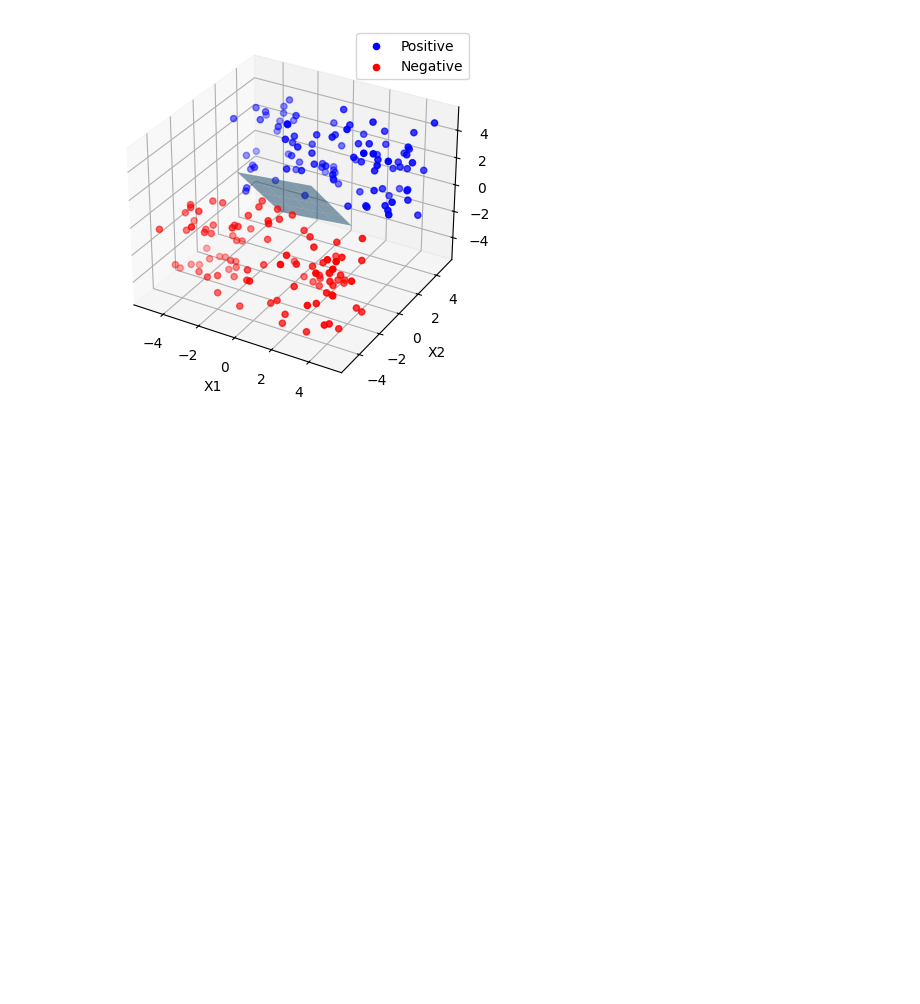
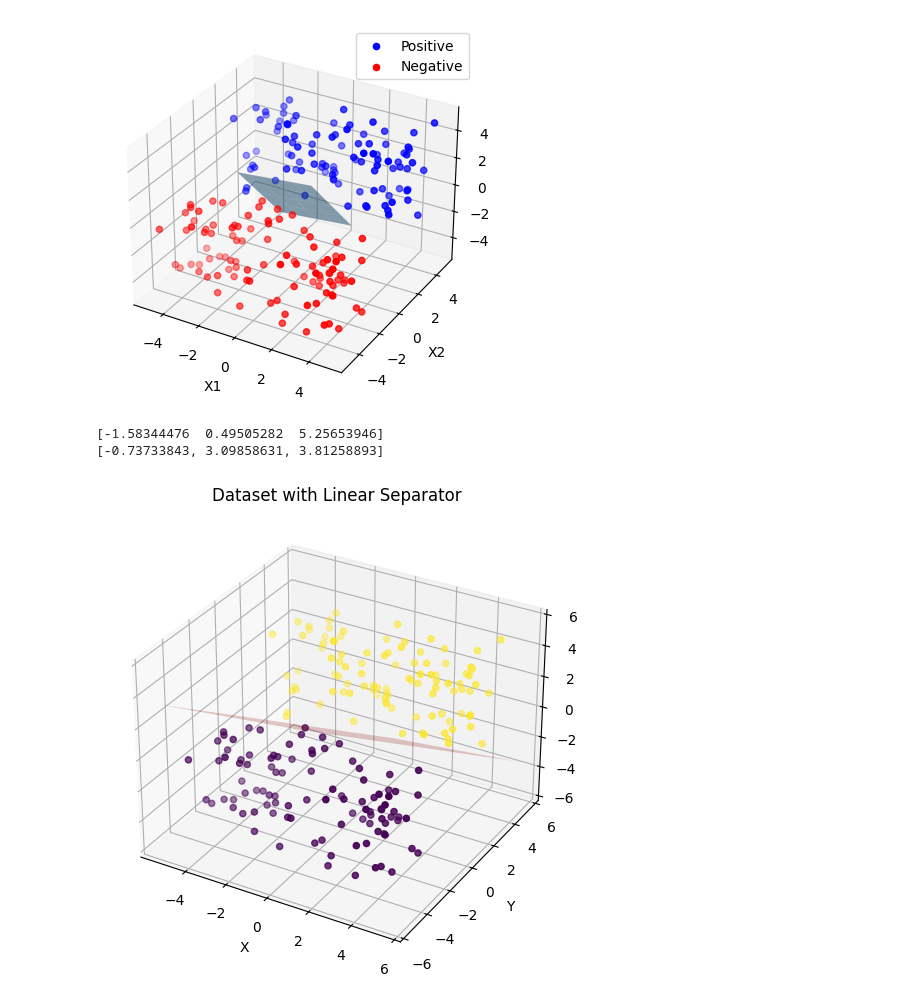
Before and after one commit to DeneshwaraSai/IIT-CS484-ML, a Jupyter notebook: Assignment2/demo.ipynb, the cells around one changed output. Drawn from its saved outputs; the diff is of its cells as text; code cells hidden in the pictures; blank space fills up the shorter version.

```diff
--- a/Assignment2/demo.ipynb
+++ b/Assignment2/demo.ipynb
@@ -279,3 +279,71 @@ if __name__ == "__main__":
 # %% [output]
 [-261.64427201 2762.67262315 1986.32461931]
 [figure]
+# %%
+import pandas as pd
+import numpy as np
+import matplotlib.pyplot as plt
+from sklearn.preprocessing import OrdinalEncoder
+from mpl_toolkits.mplot3d import Axes3D
+
+def my_perceptron(data, max_iterations=1000):
+    w = np.zeros(3)  # Initialize weight vector
+
+    for _ in range(max_iterations):
+        misclassified = 0
+
+        for i in range(len(data)):
+            x = np.array([data.iloc[i, 0], data.iloc[i, 1], data.iloc[i, 2]])
+            y_true = 1 if data.iloc[i, 3] == 'Positive' else -1
+            y_pred = np.dot(w, x)
+
+            if y_true * y_pred <= 0:  # Misclassification
+                misclassified += 1
+                w = w + y_true * x  # Update weights
+
+        if misclassified / len(data) < 0.01:  # Classification threshold met
+            break
+
+    return w
+
+# Load dataset
+data = pd.read_csv("lab02_dataset_1.csv")
+
+classUnique = list(np.asarray(data['Class'].unique()))
+classEncoder = OrdinalEncoder(categories=[list(classUnique)])
+data['Class'] = classEncoder.fit_transform(data[['Class']])
+
+# Apply perceptron algorithm
+weights = my_perceptron(data)
+print(weights)
+weights = [-0.73733843  ,3.09858631  ,3.81258893]
+print(weights)
+
+# Create 3D plot
+fig = plt.figure(figsize=(8, 6))
+ax = fig.add_subplot(111, projection='3d')
+
+# Plot data points with different colors for each class
+ax.scatter(data.iloc[:, 0], data.iloc[:, 1], data.iloc[:, 2], c=data['Class'], cmap='viridis')
+
+# Create a mesh for the linear separator plane
+xlim = ax.get_xlim3d()
+ylim = ax.get_ylim3d()
+zlim = ax.get_zlim3d()
+X, Y = np.meshgrid(np.linspace(xlim[0], xlim[1], 50),
+                   np.linspace(ylim[0], ylim[1], 50))
+Z = -(weights[0] * X + weights[1] * Y) / weights[2]
+
+# Plot the linear separator plane
+ax.plot_surface(X, Y, Z, alpha=0.2, color='red')
+
+# Set labels and title
+ax.set_xlabel('X')
+ax.set_ylabel('Y')
+ax.set_zlabel('Z')
+ax.set_title('Dataset with Linear Separator')
+plt.show()
+# %% [output]
+[-1.58344476  0.49505282  5.25653946]
+[-0.73733843, 3.09858631, 3.81258893]
+[figure, added]
```
Also changed, not shown: parts of 4 cells of this notebook, 7 other files.
